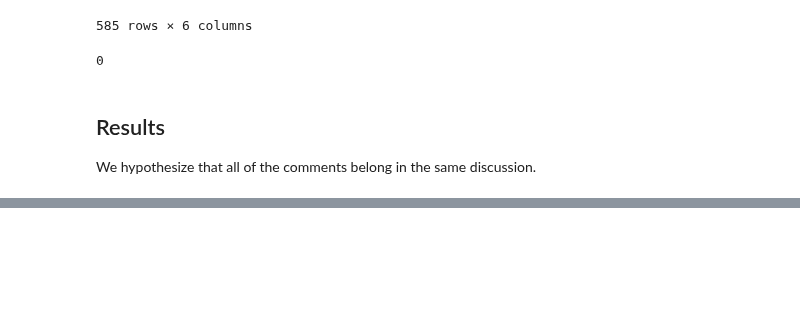
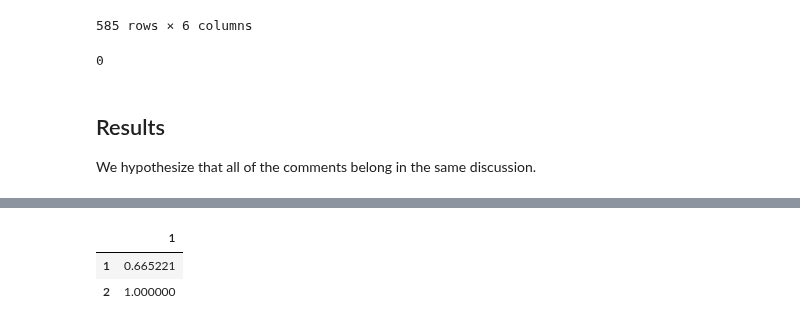
Before and after one commit to dimits-ts/aposteriori-unimodality, a Jupyter notebook: notebooks/real_life.ipynb, the cells around one changed output, grey strips where cells are left out. Drawn from its saved outputs; the diff is of its cells as text; code cells hidden in the pictures; blank space fills up the shorter version.

```diff
--- a/notebooks/real_life.ipynb
+++ b/notebooks/real_life.ipynb
@@ -150,0 +184,12 @@ tasks.run_helper.results(
+# %%
+tasks.run_helper.results(
+    df2,
+    discussion_id_col="fake_index",
+    sdb_column="random",
+    value_col="racism",
+    comment_key_col="tweet",
+)
+# %% [output]
+|  | 1 |
+| 1 | 0.665221 |
+| 2 | 1.000000 |
```
Also changed, not shown: parts of 6 cells of this notebook, 1 other file.
